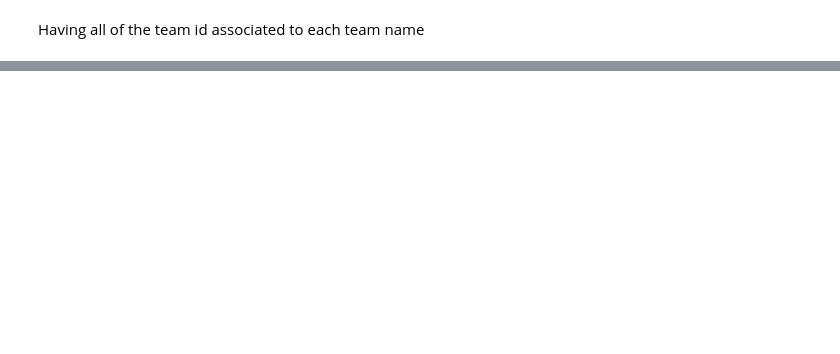
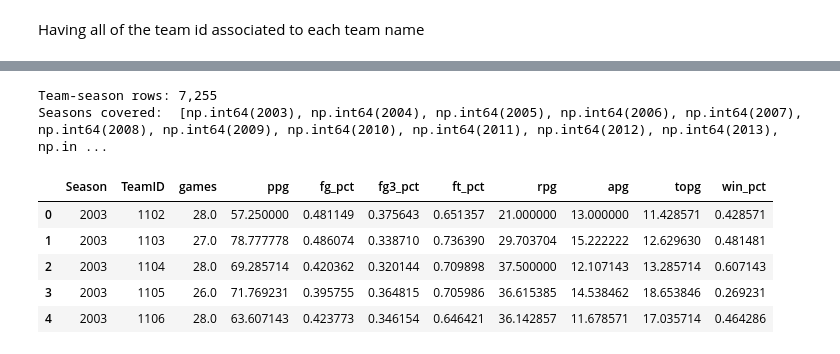
Before and after one commit to hurchey/NCAA-Basketball-Machine-Learning-Prediction, a Jupyter notebook: March_Madness_2023.ipynb, the cells around one changed output, grey strips where cells are left out. Saved outputs shown, nothing was run; the diff lists cells and outputs as text; code cells hidden in the pictures; blank space fills up the shorter version.

```diff
--- a/March_Madness_2023.ipynb
+++ b/March_Madness_2023.ipynb
@@ -306,0 +89,71 @@ Predicted top team for 2024: Auburn
+# %%
+# For each (Season, Team), compute average offensive stats across the regular season.
+# We have to aggregate the W* columns when the team won and L* columns when they lost,
+# then combine — because Kaggle's data is game-row based, not team-row based.
+
+def build_team_season_stats(df):
+    # Stats when this team WON
+    w = df.groupby(['Season', 'WTeamID']).agg(
+        games_won   = ('WScore', 'size'),
+        points_won  = ('WScore', 'sum'),
+        fgm_won     = ('WFGM',   'sum'),
+        fga_won     = ('WFGA',   'sum'),
+        fgm3_won    = ('WFGM3',  'sum'),
+        fga3_won    = ('WFGA3',  'sum'),
+        ftm_won     = ('WFTM',   'sum'),
+        fta_won     = ('WFTA',   'sum'),
+        oreb_won    = ('WOR',    'sum'),
+        dreb_won    = ('WDR',    'sum'),
+        ast_won     = ('WAst',   'sum'),
+        to_won      = ('WTO',    'sum'),
+        stl_won     = ('WStl',   'sum'),
+        blk_won     = ('WBlk',   'sum'),
+    ).rename_axis(['Season', 'TeamID'])
+
+    # Stats when this team LOST
+    l = df.groupby(['Season', 'LTeamID']).agg(
+        games_lost   = ('LScore', 'size'),
+        points_lost  = ('LScore', 'sum'),
+        fgm_lost     = ('LFGM',   'sum'),
+        fga_lost     = ('LFGA',   'sum'),
+        fgm3_lost    = ('LFGM3',  'sum'),
+        fga3_lost    = ('LFGA3',  'sum'),
+        ftm_lost     = ('LFTM',   'sum'),
+        fta_lost     = ('LFTA',   'sum'),
+        oreb_lost    = ('LOR',    'sum'),
+        dreb_lost    = ('LDR',    'sum'),
+        ast_lost     = ('LAst',   'sum'),
+        to_lost      = ('LTO',    'sum'),
+        stl_lost     = ('LStl',   'sum'),
+        blk_lost     = ('LBlk',   'sum'),
+    ).rename_axis(['Season', 'TeamID'])
+
+    combined = w.join(l, how='outer').fillna(0)
+
+    # Games-weighted averages — the honest way to combine stats from W and L games
+    combined['games']  = combined['games_won'] + combined['games_lost']
+    combined['ppg']    = (combined['points_won'] + combined['points_lost']) / combined['games']
+    combined['fg_pct'] = (combined['fgm_won']   + combined['fgm_lost'])   / (combined['fga_won'] + combined['fga_lost']).replace(0, np.nan)
+    combined['fg3_pct']= (combined['fgm3_won']  + combined['fgm3_lost'])  / (combined['fga3_won']+ combined['fga3_lost']).replace(0, np.nan)
+    combined['ft_pct'] = (combined['ftm_won']   + combined['ftm_lost'])   / (combined['fta_won'] + combined['fta_lost']).replace(0, np.nan)
+    combined['rpg']    = (combined['oreb_won']  + combined['dreb_won']    + combined['oreb_lost'] + combined['dreb_lost']) / combined['games']
+    combined['apg']    = (combined['ast_won']   + combined['ast_lost'])   / combined['games']
+    combined['topg']   = (combined['to_won']    + combined['to_lost'])    / combined['games']
+    combined['win_pct']= combined['games_won']  / combined['games']
+
+    return combined[['games', 'ppg', 'fg_pct', 'fg3_pct', 'ft_pct',
+                     'rpg', 'apg', 'topg', 'win_pct']].reset_index()
+
+team_season_stats = build_team_season_stats(regular_results)
+print(f"Team-season rows: {len(team_season_stats):,}")
+print(f"Seasons covered:  {sorted(team_season_stats['Season'].unique())}")
+team_season_stats.head()
+# %% [output]
+Team-season rows: 7,255
+Seasons covered:  [np.int64(2003), np.int64(2004), np.int64(2005), np.int64(2006), np.int64(2007), np.int64(2008), np.int64(2009), np.int64(2010), np.int64(2011), np.int64(2012), np.int64(2013), np.in ...
+|  | Season | TeamID | games | ppg | fg_pct | fg3_pct | ft_pct | rpg | apg | topg | win_pct |
+| 0 | 2003 | 1102 | 28.0 | 57.250000 | 0.481149 | 0.375643 | 0.651357 | 21.000000 | 13.000000 | 11.428571 | 0.428571 |
+| 1 | 2003 | 1103 | 27.0 | 78.777778 | 0.486074 | 0.338710 | 0.736390 | 29.703704 | 15.222222 | 12.629630 | 0.481481 |
+| 2 | 2003 | 1104 | 28.0 | 69.285714 | 0.420362 | 0.320144 | 0.709898 | 37.500000 | 12.107143 | 13.285714 | 0.607143 |
+| 3 | 2003 | 1105 | 26.0 | 71.769231 | 0.395755 | 0.364815 | 0.705986 | 36.615385 | 14.538462 | 18.653846 | 0.269231 |
+| 4 | 2003 | 1106 | 28.0 | 63.607143 | 0.423773 | 0.346154 | 0.646421 | 36.142857 | 11.678571 | 17.035714 | 0.464286 |
```
Also changed, not shown: parts of 37 cells of this notebook.
